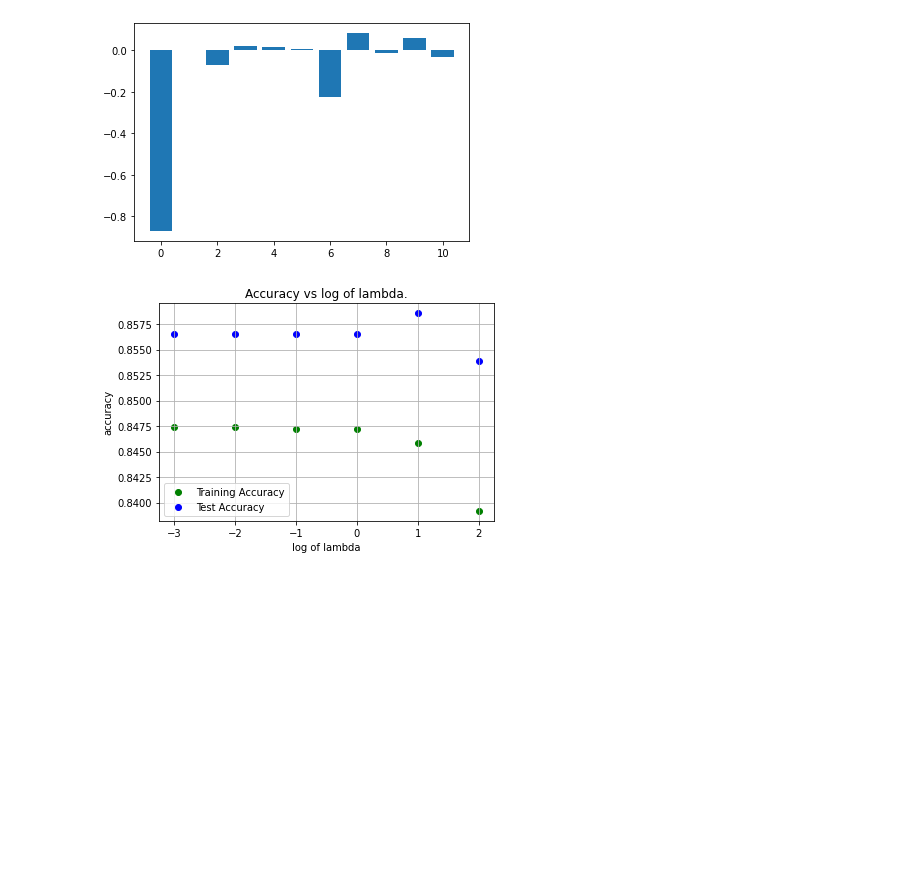
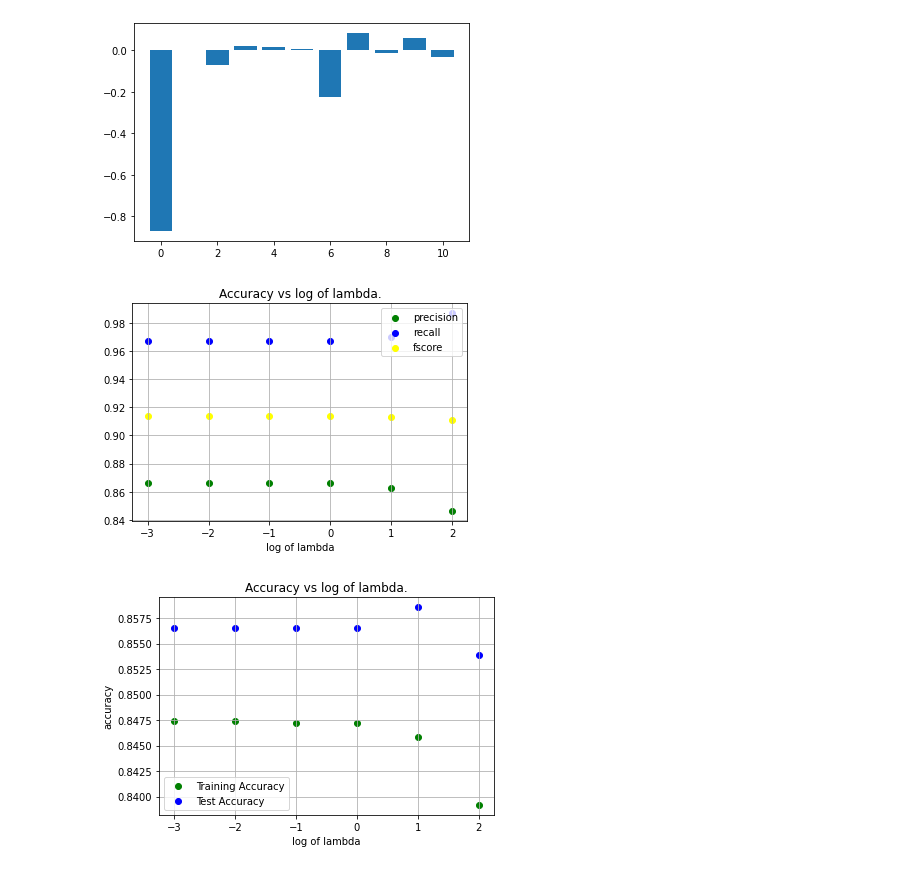
Before and after one commit to LujieZ/cs4563-machine-learning, a Jupyter notebook: logistic.ipynb, the cells around one changed output. Drawn from its saved outputs; the diff is of its cells as text; code cells hidden in the pictures; blank space fills up the shorter version.

Commit message:
add fscore

```diff
--- a/logistic.ipynb
+++ b/logistic.ipynb
@@ -42,6 +50,16 @@ def plot_acc(acc_train, acc_test, lamb):
     plt.scatter(np.log10(lamb),acc_test,color='blue', label = "testing")
     plt.legend(['Training Accuracy', 'Test Accuracy'], )
     plt.show(block=False)
+# %%
+def plot_pre(prec, recal, fscore,lamb):
+    plt.xlabel('log of lambda')
+    plt.title("Accuracy vs log of lambda.")
+    plt.grid()
+    plt.scatter(np.log10(lamb),prec,color='green', label = "precision")
+    plt.scatter(np.log10(lamb),recal,color='blue', label = "recall")
+    plt.scatter(np.log10(lamb),fscore,color='yellow', label = "fscore")
+    plt.legend(['precision', 'recall', "fscore"], )
+    plt.show(block=False)
 # %%
 def plot_weight(acc_test, weight):
     max_acc = max(acc_test)
@@ -57,6 +75,9 @@ acc_train_logreg = []
 acc_test_logreg = []
 weight_logreg=[]
 intercept_logreg=[]
+prec_logreg=[]
+recal_logreg=[]
+fscore_logreg=[]
 for c in cVals:
     logreg_model(c, X_train, Y_train, X_test, Y_test)
 # %%
@@ -64,6 +85,10 @@ plot_weight(acc_test_logreg, weight_logreg)
 # %% [output]
 0.858554342173687 10
 [figure]
+# %%
+plot_pre(prec_logreg, recal_logreg, fscore_logreg,lamb)
+# %% [output]
+[figure, added]
 # %%
 plot_acc(acc_train_logreg, acc_test_logreg, lamb)
 # %% [output]
```
Also changed, not shown: parts of 9 cells of this notebook, 3 other files.
